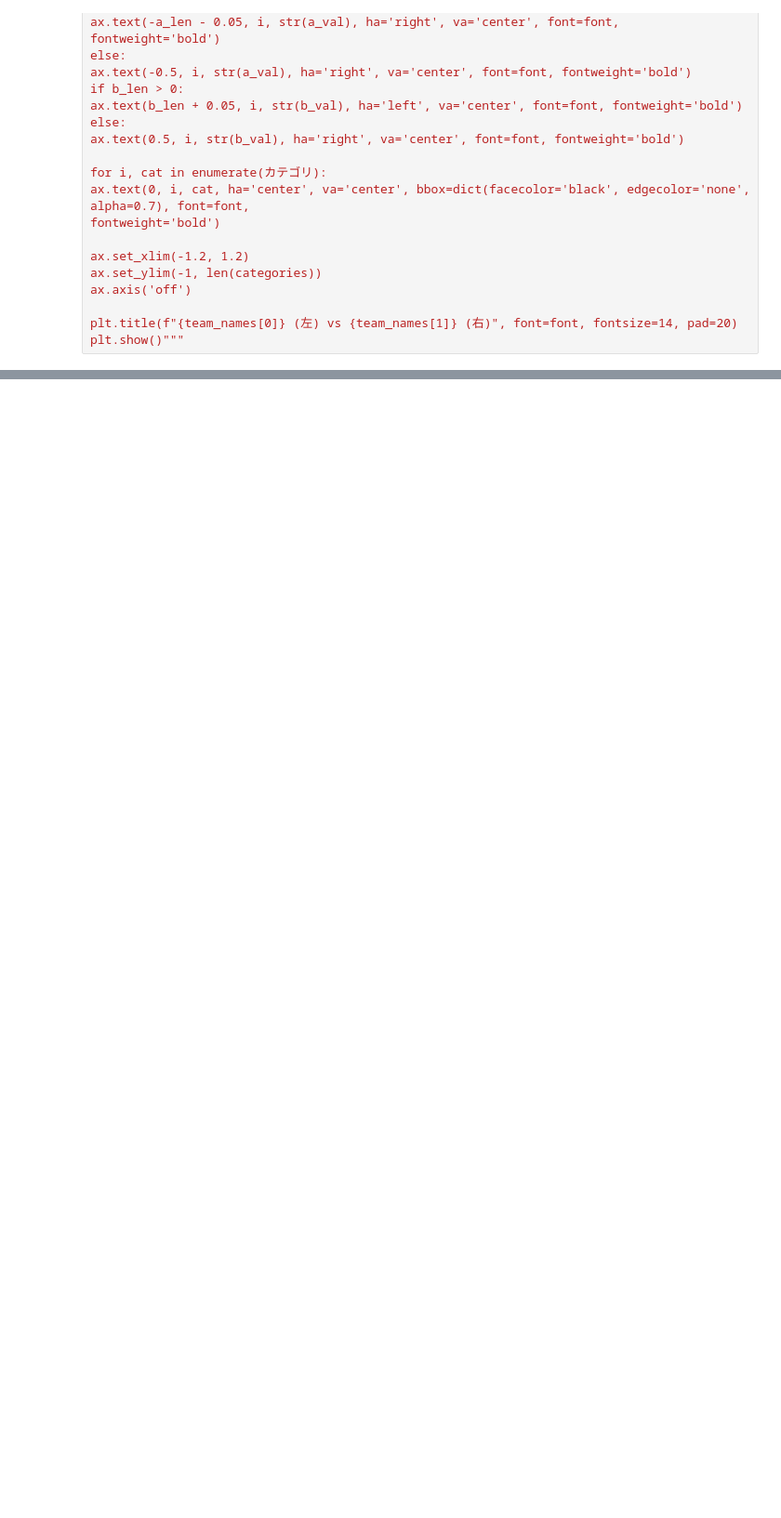
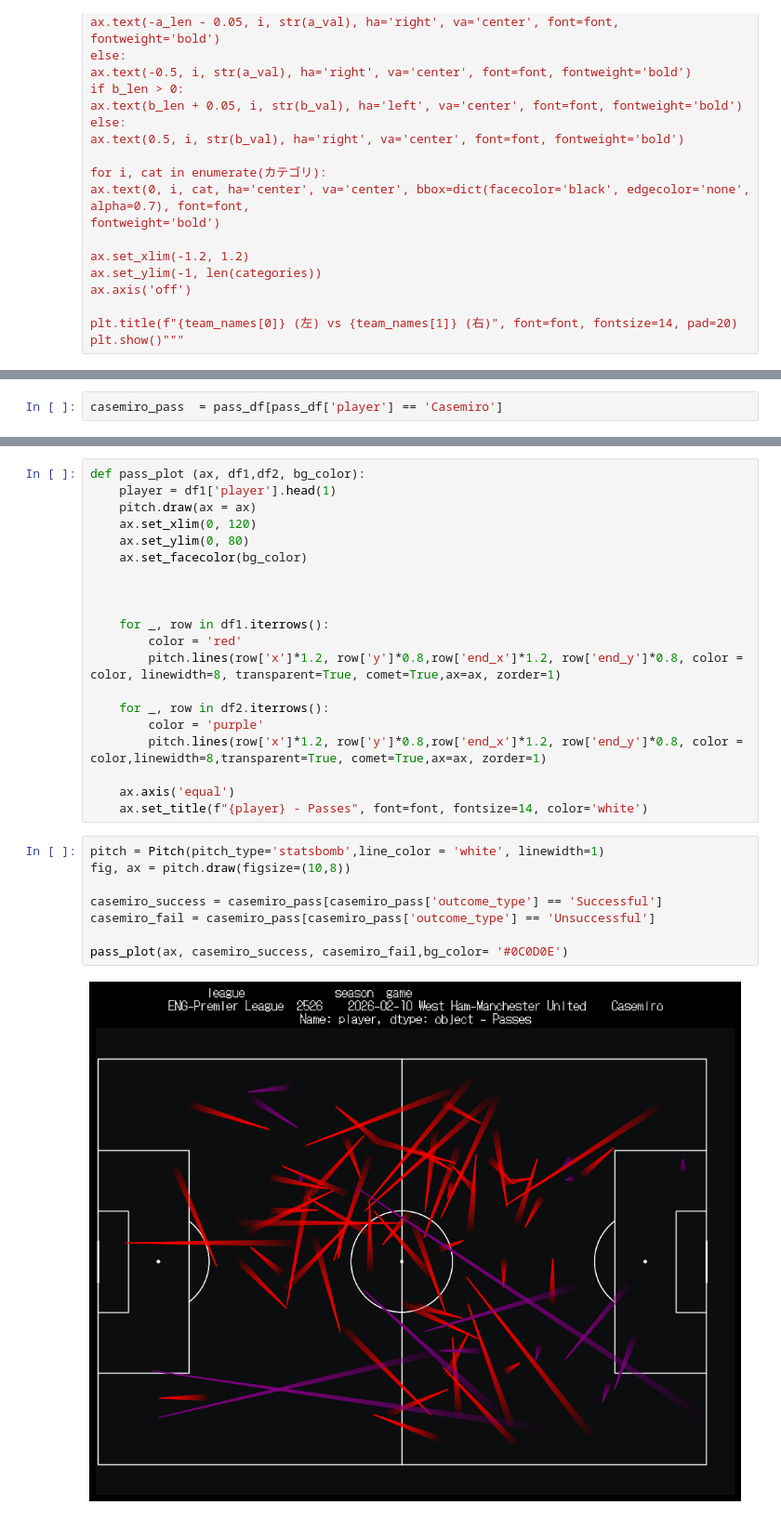
Before and after one commit to caffeine1005/footy_analysis, a Jupyter notebook: model_template.ipynb, the cells around one changed output, grey strips where cells are left out. Shown at 93% size. Saved outputs shown, nothing was run; the diff lists cells and outputs as text; blank space fills up the shorter version.

```diff
--- a/model_template.ipynb
+++ b/model_template.ipynb
@@ -375,0 +351,2 @@ opposition, color=away_color, bg_color=background_color)
+# %%
+casemiro_pass  = pass_df[pass_df['player'] == 'Casemiro']
@@ -375,0 +370,30 @@ opposition, color=away_color, bg_color=background_color)
+# %%
+def pass_plot (ax, df1,df2, bg_color):
+    player = df1['player'].head(1)
+    pitch.draw(ax = ax)
+    ax.set_xlim(0, 120)
+    ax.set_ylim(0, 80)
+    ax.set_facecolor(bg_color)
+
+
+
+    for _, row in df1.iterrows():
+        color = 'red'
+        pitch.lines(row['x']*1.2, row['y']*0.8,row['end_x']*1.2, row['end_y']*0.8, color = color, linewidth=8, transparent=True, comet=True,ax=ax, zorder=1)
+
+    for _, row in df2.iterrows():
+        color = 'purple'
+        pitch.lines(row['x']*1.2, row['y']*0.8,row['end_x']*1.2, row['end_y']*0.8, color = color,linewidth=8,transparent=True, comet=True,ax=ax, zorder=1)
+
+    ax.axis('equal')
+    ax.set_title(f"{player} - Passes", font=font, fontsize=14, color='white')
+# %%
+pitch = Pitch(pitch_type='statsbomb',line_color = 'white', linewidth=1)
+fig, ax = pitch.draw(figsize=(10,8))
+
+casemiro_success = casemiro_pass[casemiro_pass['outcome_type'] == 'Successful']
+casemiro_fail = casemiro_pass[casemiro_pass['outcome_type'] == 'Unsuccessful']
+
+pass_plot(ax, casemiro_success, casemiro_fail,bg_color= '#0C0D0E')
+# %% [output]
+[figure, added]
```
Also changed, not shown: parts of 8 cells of this notebook, 1 other file.
